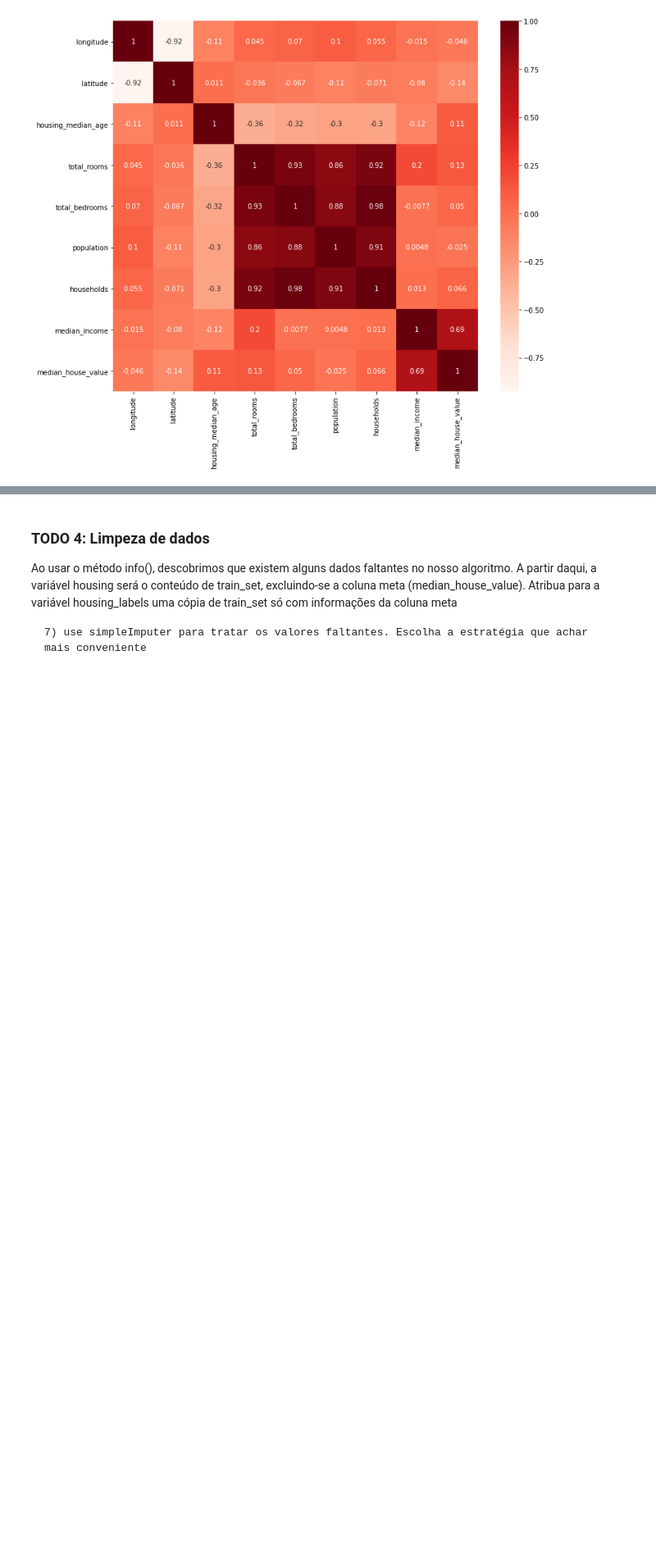
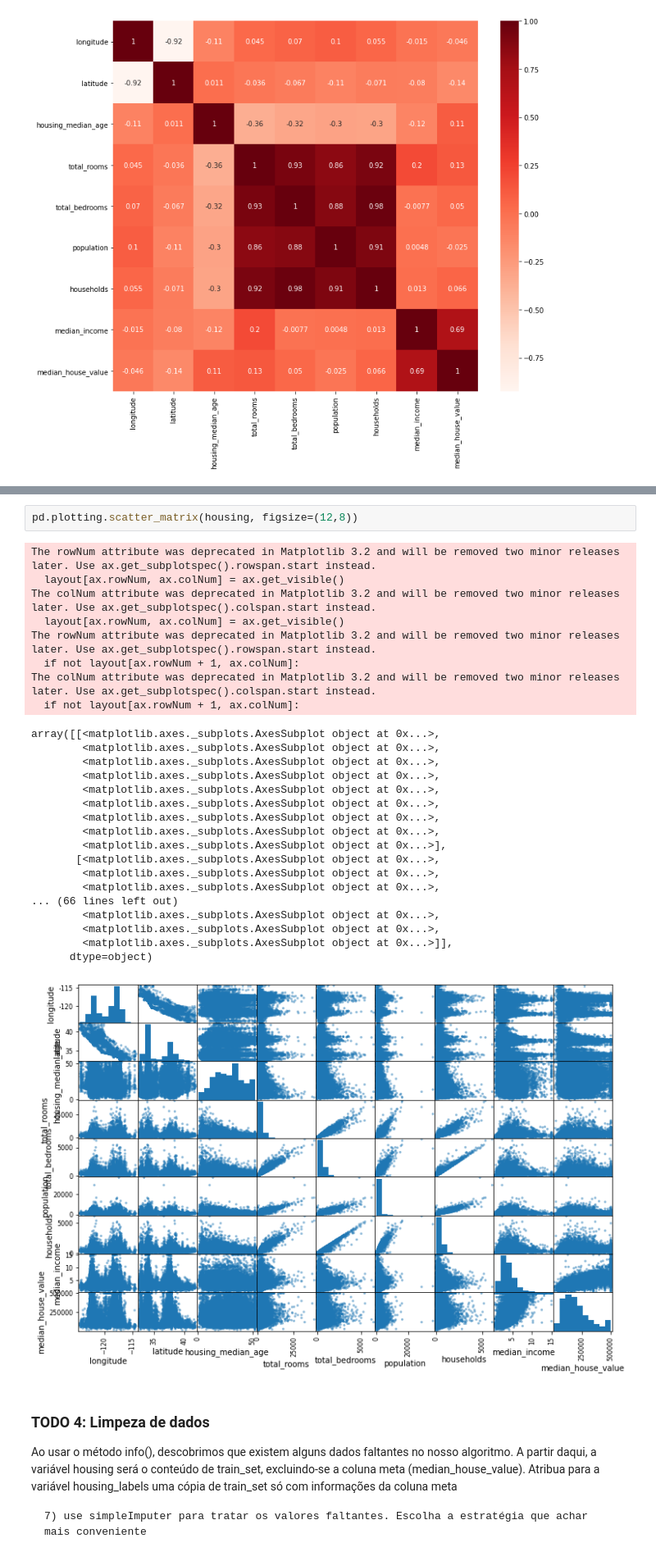
Before and after one commit to douglassesi/trabalho_final_python, a Jupyter notebook: Trabalho_EDA_Python.ipynb, the cells around one changed output, grey strips where cells are left out. Shown at 82% size. Cells and saved outputs as stored; diff of their text form; blank space fills up the shorter version.

```diff
--- a/Trabalho_EDA_Python.ipynb
+++ b/Trabalho_EDA_Python.ipynb
@@ -163,6 +166,35 @@ population           -0.024650
 longitude            -0.045967
 latitude             -0.144160
 Name: median_house_value, dtype: float64
+# %%
+pd.plotting.scatter_matrix(housing, figsize=(12,8))
+# %% [output]
+The rowNum attribute was deprecated in Matplotlib 3.2 and will be removed two minor releases later. Use ax.get_subplotspec().rowspan.start instead.
+  layout[ax.rowNum, ax.colNum] = ax.get_visible()
+The colNum attribute was deprecated in Matplotlib 3.2 and will be removed two minor releases later. Use ax.get_subplotspec().colspan.start instead.
+  layout[ax.rowNum, ax.colNum] = ax.get_visible()
+The rowNum attribute was deprecated in Matplotlib 3.2 and will be removed two minor releases later. Use ax.get_subplotspec().rowspan.start instead.
+  if not layout[ax.rowNum + 1, ax.colNum]:
+The colNum attribute was deprecated in Matplotlib 3.2 and will be removed two minor releases later. Use ax.get_subplotspec().colspan.start instead.
+  if not layout[ax.rowNum + 1, ax.colNum]:
+array([[<matplotlib.axes._subplots.AxesSubplot object at 0x...>,
+        <matplotlib.axes._subplots.AxesSubplot object at 0x...>,
+        <matplotlib.axes._subplots.AxesSubplot object at 0x...>,
+        <matplotlib.axes._subplots.AxesSubplot object at 0x...>,
+        <matplotlib.axes._subplots.AxesSubplot object at 0x...>,
+        <matplotlib.axes._subplots.AxesSubplot object at 0x...>,
+        <matplotlib.axes._subplots.AxesSubplot object at 0x...>,
+        <matplotlib.axes._subplots.AxesSubplot object at 0x...>,
+        <matplotlib.axes._subplots.AxesSubplot object at 0x...>],
+       [<matplotlib.axes._subplots.AxesSubplot object at 0x...>,
+        <matplotlib.axes._subplots.AxesSubplot object at 0x...>,
+        <matplotlib.axes._subplots.AxesSubplot object at 0x...>,
+... (66 lines left out)
+        <matplotlib.axes._subplots.AxesSubplot object at 0x...>,
+        <matplotlib.axes._subplots.AxesSubplot object at 0x...>,
+        <matplotlib.axes._subplots.AxesSubplot object at 0x...>]],
+      dtype=object)
+[figure, added]
 # %% [markdown]
 ### TODO 4: Limpeza de dados
 
```
Also changed, not shown: parts of 18 cells of this notebook.
